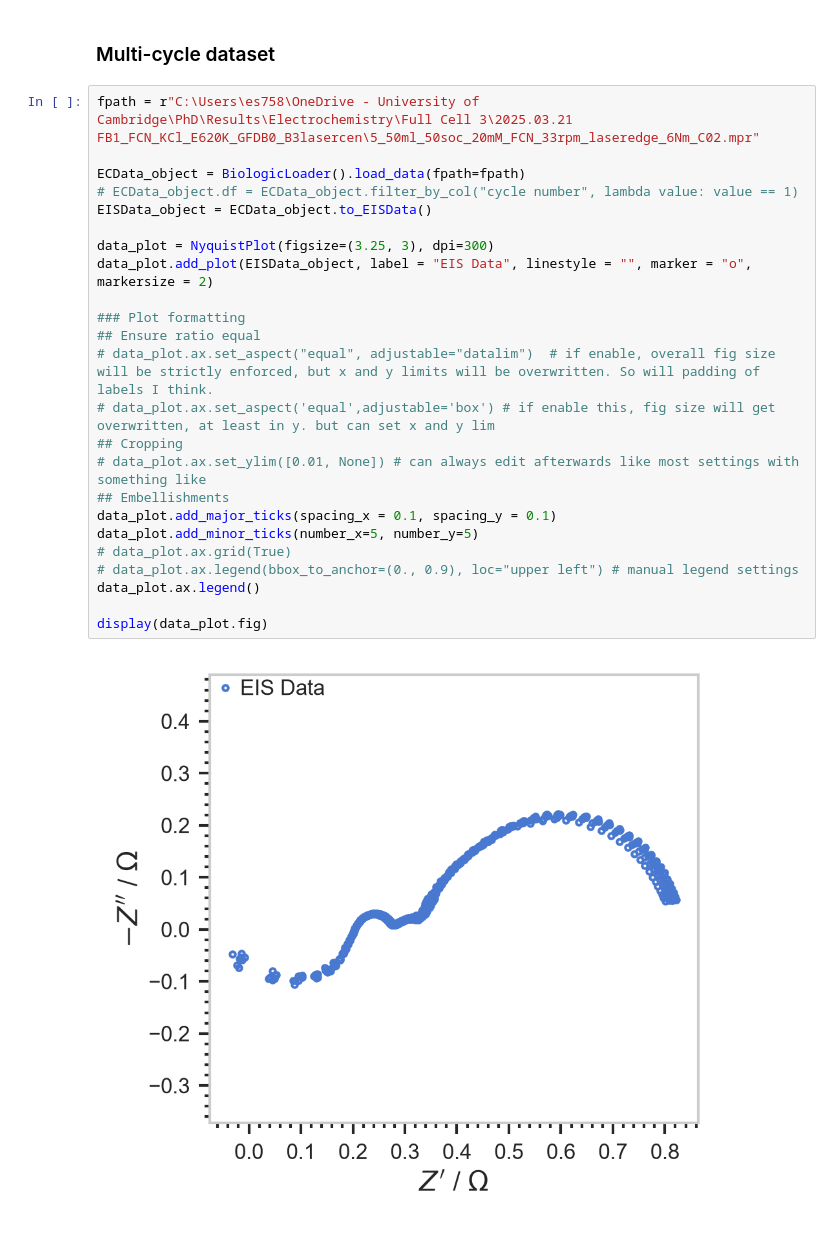
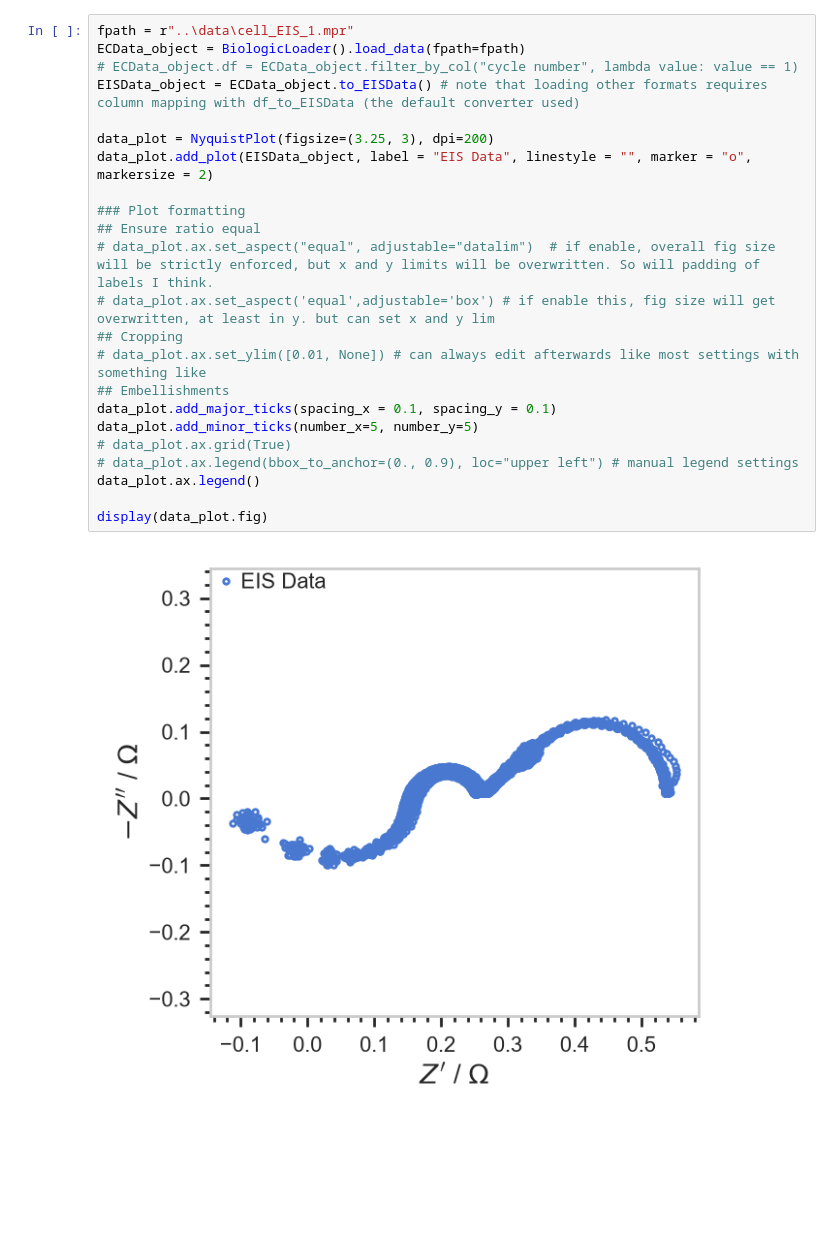
Before and after one commit to ESaundersNano/redoxED, a Jupyter notebook: notebooks/004_EIS.ipynb, the cells around one changed output. Cells and saved outputs as stored; diff of their text form; blank space fills up the shorter version.

```diff
--- a/notebooks/004_EIS.ipynb
+++ b/notebooks/004_EIS.ipynb
@@ -63,28 +36,25 @@ plt.show()
-# %% [markdown]
-### Multi-cycle dataset
 # %%
-fpath = r"C:\Users\es758\OneDrive - University of Cambridge\PhD\Results\Electrochemistry\Full Cell 3\2025.03.21 FB1_FCN_KCl_E620K_GFDB0_B3lasercen\5_50ml_50soc_20mM_FCN_33rpm_laseredge_6Nm_C02.mpr"
-
+fpath = r"..\data\cell_EIS_1.mpr"
 ECData_object = BiologicLoader().load_data(fpath=fpath)
 # ECData_object.df = ECData_object.filter_by_col("cycle number", lambda value: value == 1)
-EISData_object = ECData_object.to_EISData()
+EISData_object = ECData_object.to_EISData() # note that loading other formats requires column mapping with df_to_EISData (the default converter used)
 
-data_plot = NyquistPlot(figsize=(3.25, 3), dpi=300)
+data_plot = NyquistPlot(figsize=(3.25, 3), dpi=200)
 data_plot.add_plot(EISData_object, label = "EIS Data", linestyle = "", marker = "o", markersize = 2)
 
 ### Plot formatting
 ## Ensure ratio equal
 # data_plot.ax.set_aspect("equal", adjustable="datalim")  # if enable, overall fig size will be strictly enforced, but x and y limits will be overwritten. So will padding of labels I think.
 # data_plot.ax.set_aspect('equal',adjustable='box') # if enable this, fig size will get overwritten, at least in y. but can set x and y lim
 ## Cropping
 # data_plot.ax.set_ylim([0.01, None]) # can always edit afterwards like most settings with something like
 ## Embellishments
 data_plot.add_major_ticks(spacing_x = 0.1, spacing_y = 0.1)
 data_plot.add_minor_ticks(number_x=5, number_y=5)
 # data_plot.ax.grid(True)
 # data_plot.ax.legend(bbox_to_anchor=(0., 0.9), loc="upper left") # manual legend settings
 data_plot.ax.legend()
 
 display(data_plot.fig)
 # %% [output]
-[figure, old version]
+[figure, new version]
```
Also changed, not shown: parts of 13 cells of this notebook, 9 other files.
